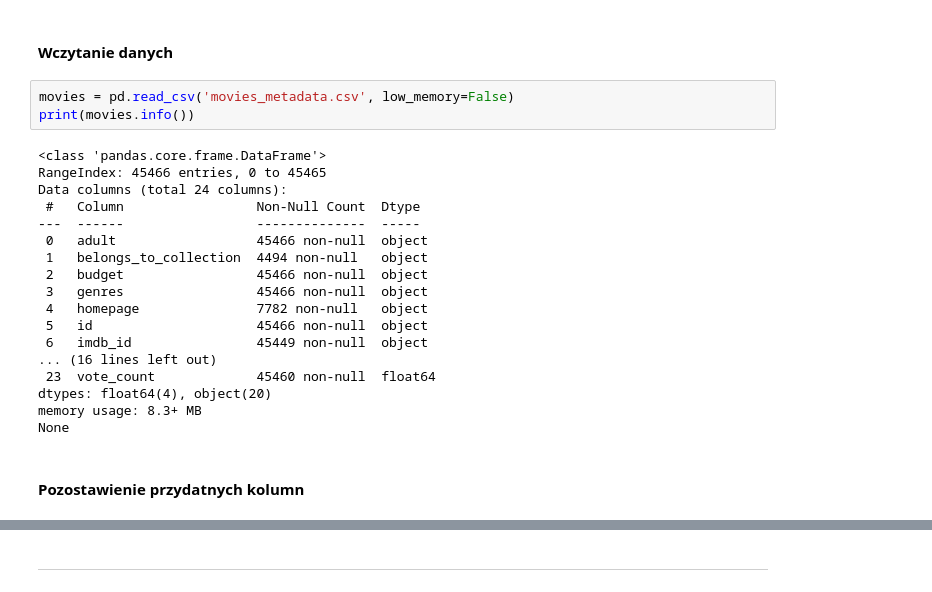
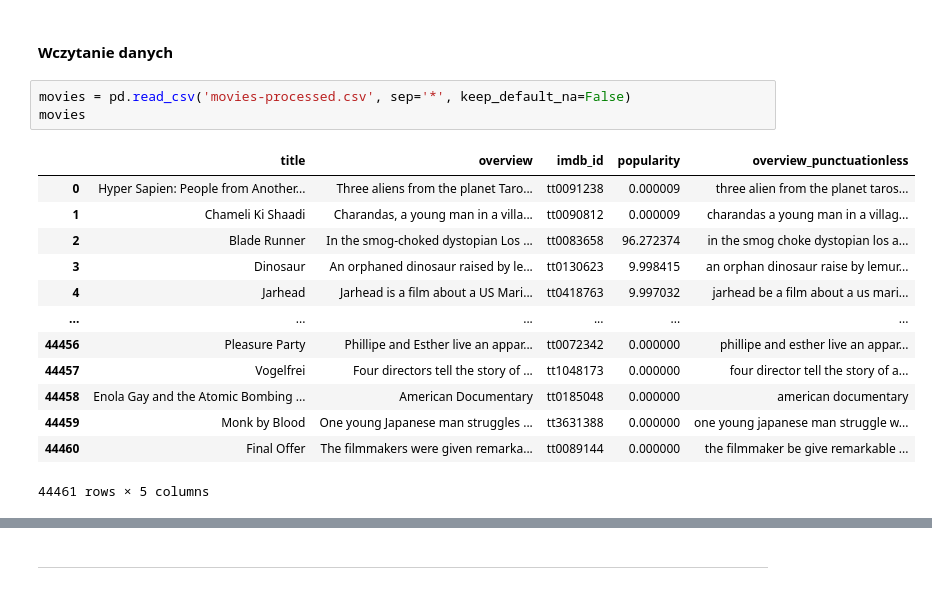
Before and after one commit to pgarwol/MovieRecommender, a Jupyter notebook: simplified-search-engine/simplified-engine.ipynb, the cells around one changed output, grey strips where cells are left out. Saved outputs shown, nothing was run; the diff lists cells and outputs as text.

```diff
--- a/simplified-search-engine/simplified-engine.ipynb
+++ b/simplified-search-engine/simplified-engine.ipynb
@@ -45,25 +26,19 @@ warnings.filterwarnings("ignore", category=FutureWarning)
 # %% [markdown]
 #### Wczytanie danych
 # %%
-movies = pd.read_csv('movies_metadata.csv', low_memory=False)
-print(movies.info())
+movies = pd.read_csv('movies-processed.csv', sep='*', keep_default_na=False)
+movies
 # %% [output]
+|  | title | overview | imdb_id | popularity | overview_punctuationless |
+| 0 | Hyper Sapien: People from Another... | Three aliens from the planet Taro... | tt0091238 | 0.000009 | three alien from the planet taros... |
+| 1 | Chameli Ki Shaadi | Charandas, a young man in a villa... | tt0090812 | 0.000009 | charandas a young man in a villag... |
+| 2 | Blade Runner | In the smog-choked dystopian Los ... | tt0083658 | 96.272374 | in the smog choke dystopian los a... |
+| 3 | Dinosaur | An orphaned dinosaur raised by le... | tt0130623 | 9.998415 | an orphan dinosaur raise by lemur... |
+| 4 | Jarhead | Jarhead is a film about a US Mari... | tt0418763 | 9.997032 | jarhead be a film about a us mari... |
+| ... | ... | ... | ... | ... | ... |
+| 44456 | Pleasure Party | Phillipe and Esther live an appar... | tt0072342 | 0.000000 | phillipe and esther live an appar... |
+| 44457 | Vogelfrei | Four directors tell the story of ... | tt1048173 | 0.000000 | four director tell the story of a... |
+| 44458 | Enola Gay and the Atomic Bombing ... | American Documentary | tt0185048 | 0.000000 | american documentary |
+| 44459 | Monk by Blood | One young Japanese man struggles ... | tt3631388 | 0.000000 | one young japanese man struggle w... |
+| 44460 | Final Offer | The filmmakers were given remarka... | tt0089144 | 0.000000 | the filmmaker be give remarkable ... |
-<class 'pandas.core.frame.DataFrame'>
-RangeIndex: 45466 entries, 0 to 45465
-Data columns (total 24 columns):
- #   Column                 Non-Null Count  Dtype
----  ------                 --------------  -----
- 0   adult                  45466 non-null  object
- 1   belongs_to_collection  4494 non-null   object
- 2   budget                 45466 non-null  object
- 3   genres                 45466 non-null  object
- 4   homepage               7782 non-null   object
- 5   id                     45466 non-null  object
- 6   imdb_id                45449 non-null  object
-... (16 lines left out)
- 23  vote_count             45460 non-null  float64
-dtypes: float64(4), object(20)
-memory usage: 8.3+ MB
-None
+44461 rows × 5 columns
-# %% [markdown]
-#### Pozostawienie przydatnych kolumn
```
Also changed, not shown: parts of 24 cells of this notebook.
